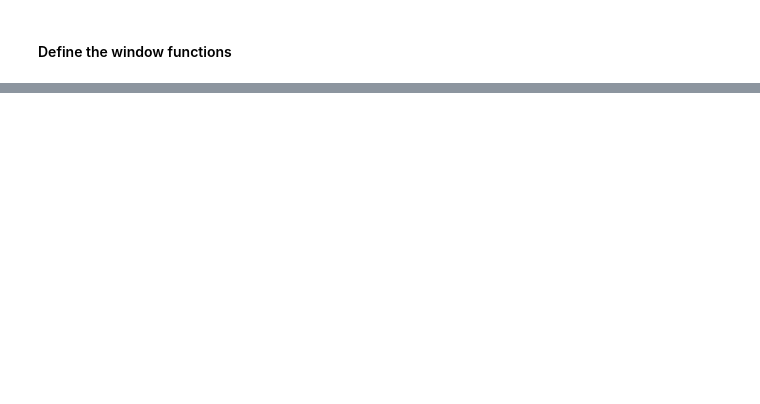
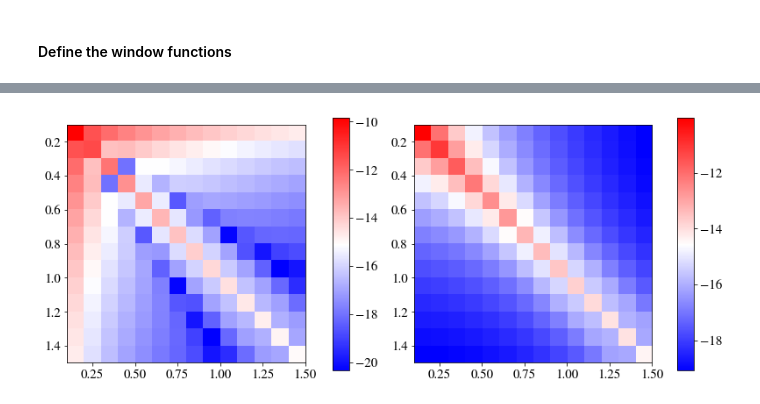
Before and after one commit to fabienlacasa/PySSC, a Jupyter notebook: examples.ipynb, the cells around one changed output, grey strips where cells are left out. Cells and saved outputs as stored; diff of their text form; code cells hidden in the pictures; blank space fills up the shorter version.

```diff
--- a/examples.ipynb
+++ b/examples.ipynb
@@ -153,0 +157,21 @@ plt.show()
+# %%
+# Comparison with turbo mode
+# Let's first plot ln|Sij|
+# Turbo mode
+fig = plt.figure(figsize=(13,5))
+plt.subplot(1,2,1)
+P = plt.imshow(np.log(abs(Sij)),interpolation='none',cmap='bwr',extent=[zmin,zmax,zmax,zmin])
+P.axes.tick_params(labelsize=15)
+ax1 = fig.add_axes([0.48, 0.1, 0.02, 0.8])
+cbar = plt.colorbar(P,ax1)
+cbar.ax.tick_params(labelsize=15)
+# Normal mode
+plt.subplot(1,2,2)
+P = plt.imshow(np.log(abs(Sijw_T)),interpolation='none',cmap='bwr',extent=[zmin,zmax,zmax,zmin])
+P.axes.tick_params(labelsize=15)
+ax2 = fig.add_axes([0.9, 0.1, 0.02, 0.8])
+cbar = plt.colorbar(P,ax2)
+cbar.ax.tick_params(labelsize=15)
+plt.show()
+# %% [output]
+[figure, added]
```
Also changed, not shown: parts of 10 cells of this notebook, 2 other files.
